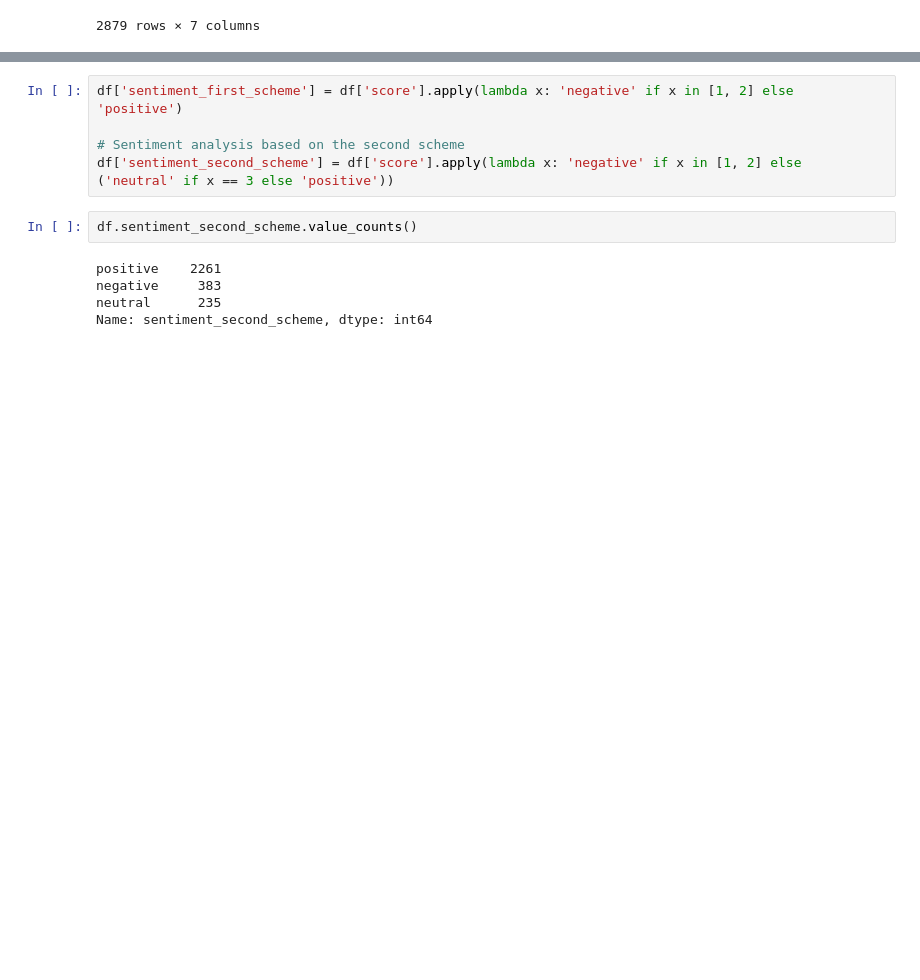
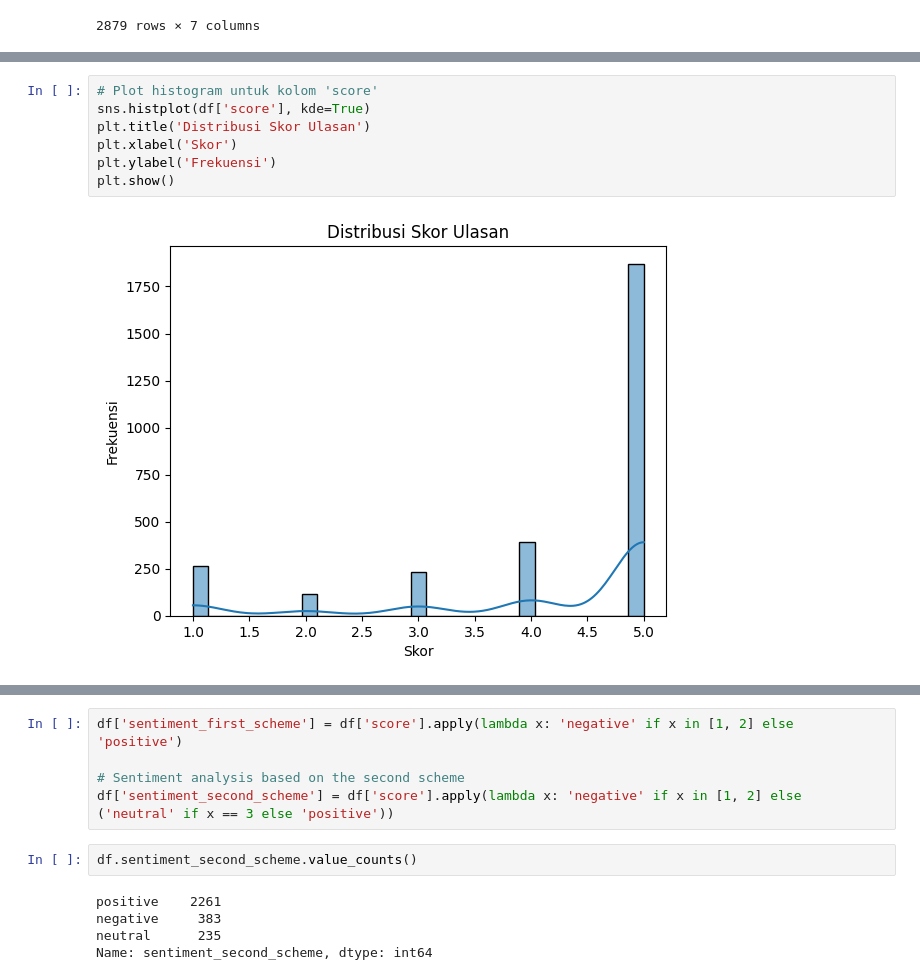
Before and after one commit to MuzniZakiRiyadi/Cadangan, a Jupyter notebook: TEXT_ANALYSIS_MUZNI_ZAKI_RIYADI_2008108010027.ipynb, the cells around one changed output, grey strips where cells are left out. Cells and saved outputs as stored; diff of their text form; blank space fills up the shorter version.

```diff
--- a/TEXT_ANALYSIS_MUZNI_ZAKI_RIYADI_2008108010027.ipynb
+++ b/TEXT_ANALYSIS_MUZNI_ZAKI_RIYADI_2008108010027.ipynb
@@ -207,0 +237,9 @@ df
+# %%
+# Plot histogram untuk kolom 'score'
+sns.histplot(df['score'], kde=True)
+plt.title('Distribusi Skor Ulasan')
+plt.xlabel('Skor')
+plt.ylabel('Frekuensi')
+plt.show()
+# %% [output]
+[figure, added]
```
Also changed, not shown: parts of 10 cells of this notebook.
